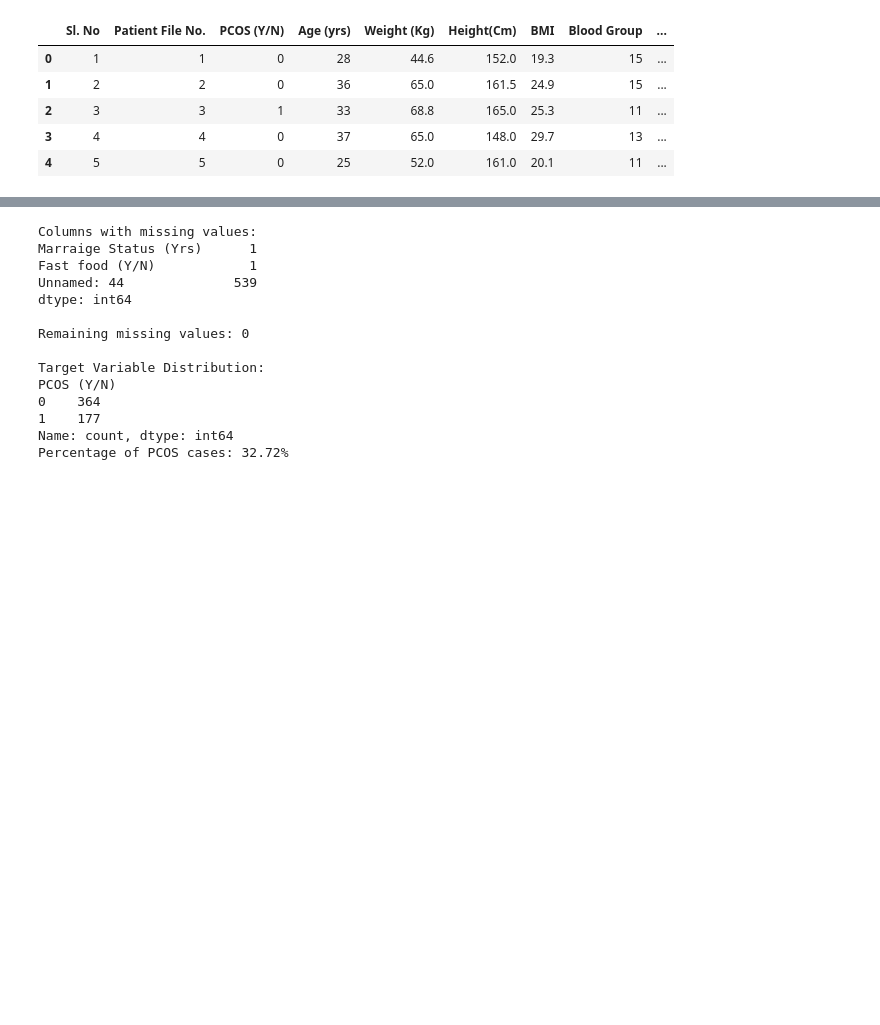
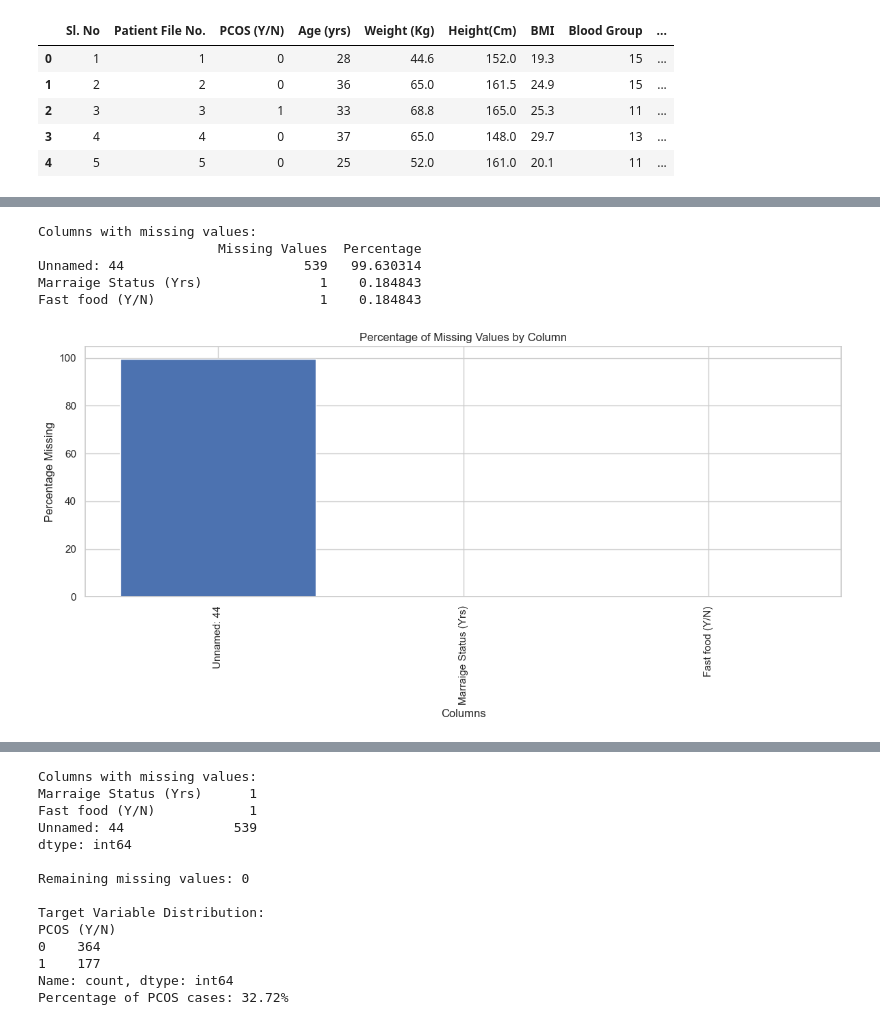
Before and after one commit to ktiking/PCOS_detection, a Jupyter notebook: model/pcos_notebook.ipynb, the cells around one changed output, grey strips where cells are left out. Drawn from its saved outputs; the diff is of its cells as text; code cells hidden in the pictures; blank space fills up the shorter version.

```diff
--- a/model/pcos_notebook.ipynb
+++ b/model/pcos_notebook.ipynb
@@ -74,0 +77,35 @@ Dataset Shape: (541, 45)
+# %%
+# Check for missing values
+missing_values = df.isnull().sum()
+missing_percentage = (missing_values / len(df)) * 100
+
+missing_df = pd.DataFrame({
+    'Missing Values': missing_values,
+    'Percentage': missing_percentage
+})
+
+# Display columns with missing values
+print("Columns with missing values:")
+missing_with_values = missing_df[missing_df['Missing Values'] > 0].sort_values('Missing Values', ascending=False)
+if not missing_with_values.empty:
+    print(missing_with_values)
+else:
+    print("No missing values found in the dataset.")
+
+# Visualize missing values
+if not missing_with_values.empty:
+    plt.figure(figsize=(12, 6))
+    plt.bar(missing_with_values.index, missing_with_values['Percentage'])
+    plt.title('Percentage of Missing Values by Column')
+    plt.xlabel('Columns')
+    plt.ylabel('Percentage Missing')
+    plt.xticks(rotation=90)
+    plt.tight_layout()
+    plt.show()
+# %% [output]
+Columns with missing values:
+                       Missing Values  Percentage
+Unnamed: 44                       539   99.630314
+Marraige Status (Yrs)               1    0.184843
+Fast food (Y/N)                     1    0.184843
+[figure, added]
```
Also changed, not shown: parts of 25 cells of this notebook, 3 other files.
